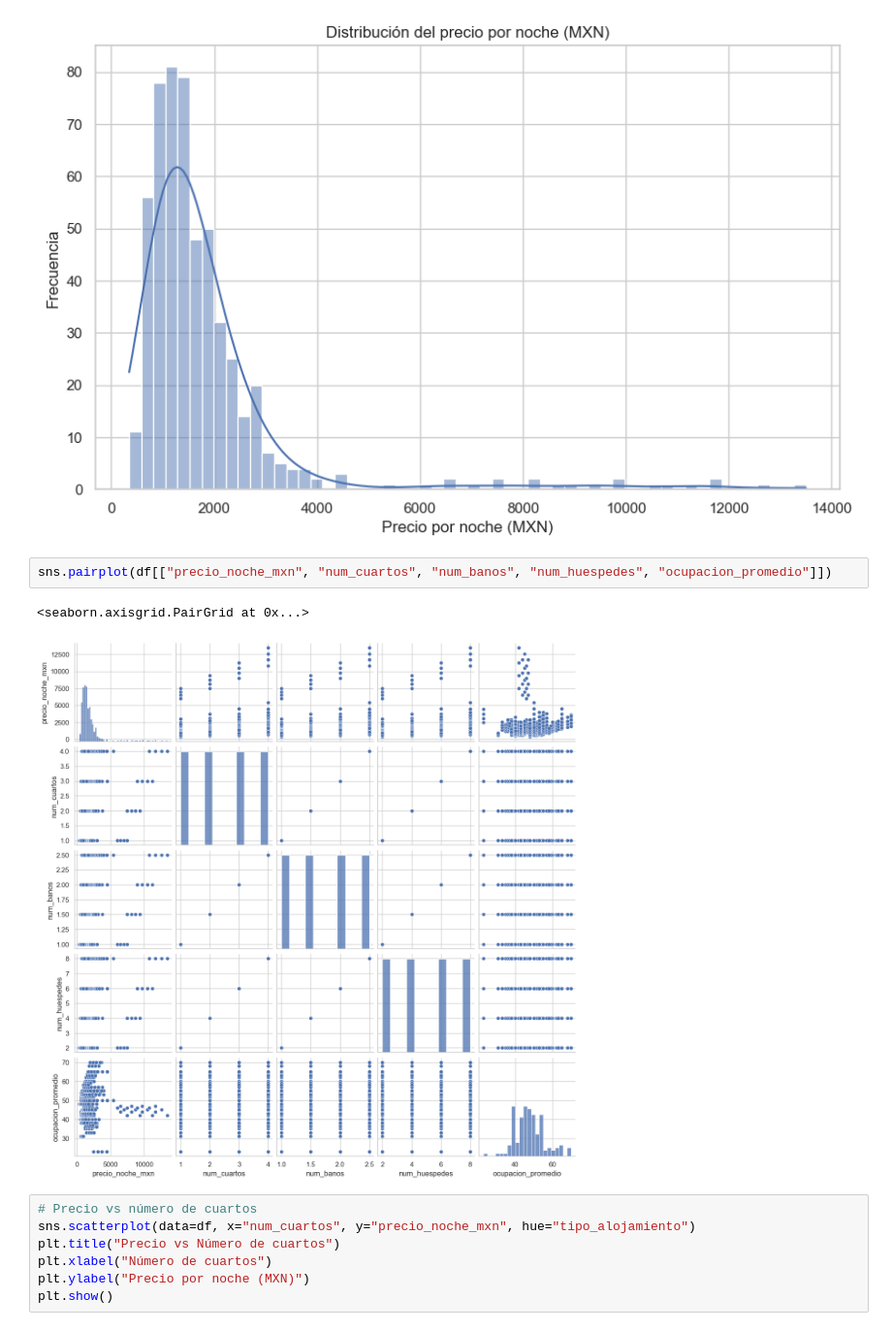
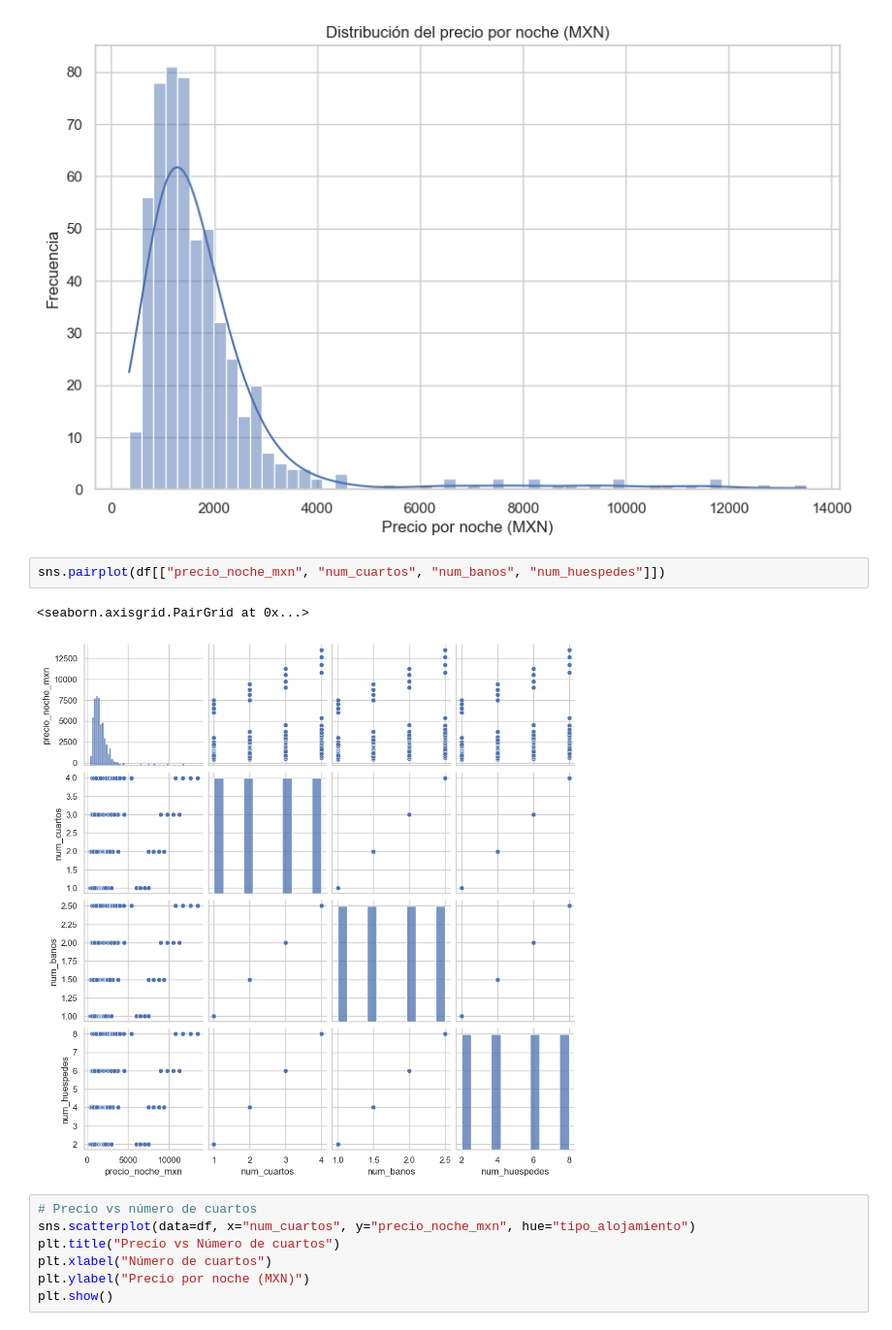
Before and after one commit to SamuelGuerrero/kanaa-price-prediction, a Jupyter notebook: 01_training/kanaa-price-prediction.ipynb, the cells around one changed output. Shown at 97% size. Drawn from its saved outputs; the diff is of its cells as text.

```diff
--- a/01_training/kanaa-price-prediction.ipynb
+++ b/01_training/kanaa-price-prediction.ipynb
@@ -119,10 +119,10 @@ plt.show()
 # %% [output]
 [figure]
 # %%
-sns.pairplot(df[["precio_noche_mxn", "num_cuartos", "num_banos", "num_huespedes", "ocupacion_promedio"]])
+sns.pairplot(df[["precio_noche_mxn", "num_cuartos", "num_banos", "num_huespedes"]])
 # %% [output]
 <seaborn.axisgrid.PairGrid at 0x...>
-[figure, old version]
+[figure, new version]
 # %%
 # Precio vs número de cuartos
 sns.scatterplot(data=df, x="num_cuartos", y="precio_noche_mxn", hue="tipo_alojamiento")
```
Also changed, not shown: parts of 5 cells of this notebook, 5 other files.
